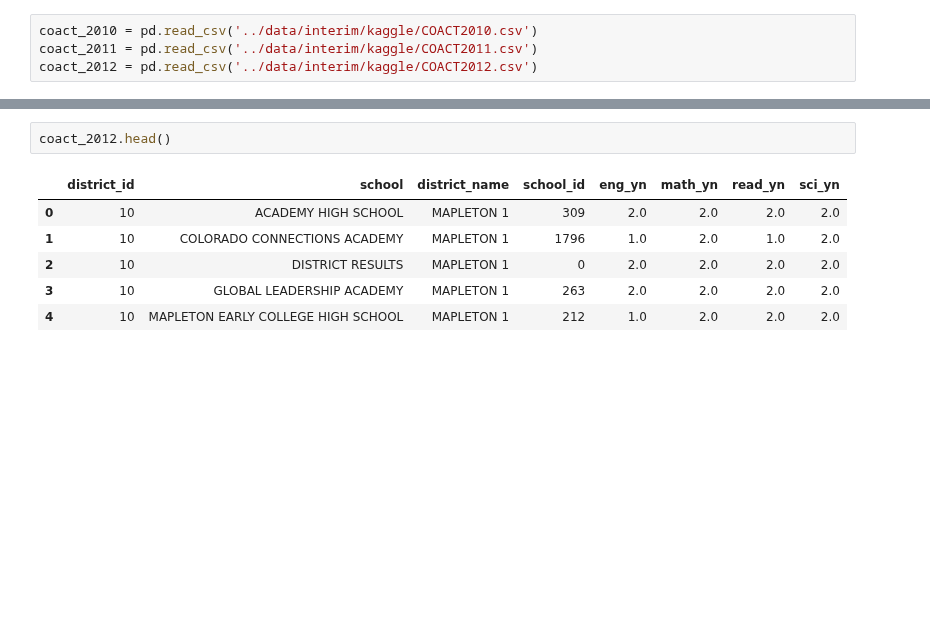
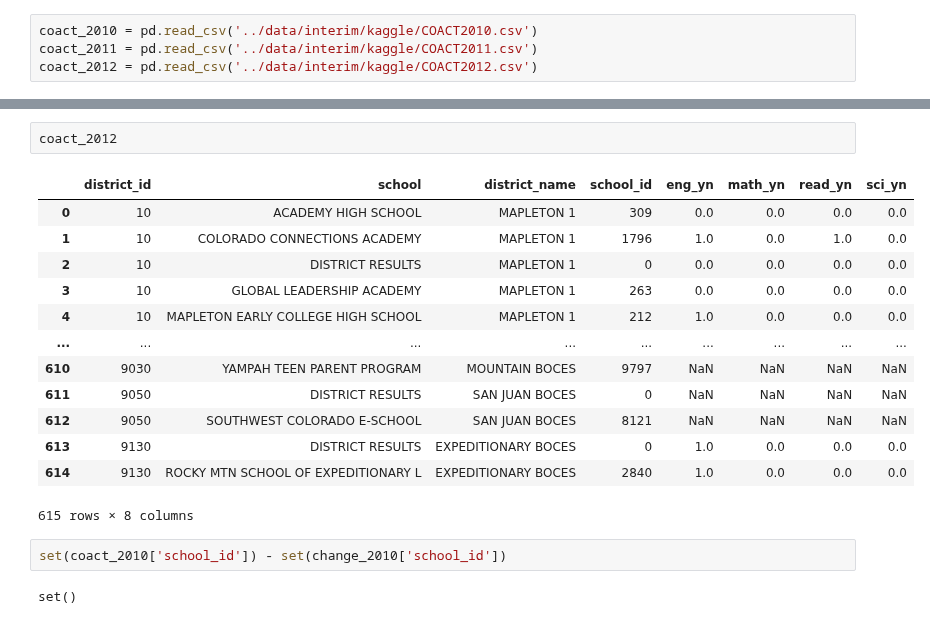
Before and after one commit to clewis53/CaeleyLewis-Capstone2-StoryOfColoradoEducation, a Jupyter notebook: notebooks/0.2-EDA.ipynb, the cells around one changed output, grey strips where cells are left out. Saved outputs shown, nothing was run; the diff lists cells and outputs as text; blank space fills up the shorter version.

Commit message:
Assume COACT readiness indicator 0 or 2 mean no
Change make_datasets, so that the COACT readiness map includes the mistake in the first dataset

```diff
--- a/notebooks/0.2-EDA.ipynb
+++ b/notebooks/0.2-EDA.ipynb
@@ -937,9 +951,20 @@ coact_2011.head()
 # %%
-coact_2012.head()
+coact_2012
 # %% [output]
 |  | district_id | school | district_name | school_id | eng_yn | math_yn | read_yn | sci_yn |
-| 0 | 10 | ACADEMY HIGH SCHOOL | MAPLETON 1 | 309 | 2.0 | 2.0 | 2.0 | 2.0 |
-| 1 | 10 | COLORADO CONNECTIONS ACADEMY | MAPLETON 1 | 1796 | 1.0 | 2.0 | 1.0 | 2.0 |
-| 2 | 10 | DISTRICT RESULTS | MAPLETON 1 | 0 | 2.0 | 2.0 | 2.0 | 2.0 |
-| 3 | 10 | GLOBAL LEADERSHIP ACADEMY | MAPLETON 1 | 263 | 2.0 | 2.0 | 2.0 | 2.0 |
-| 4 | 10 | MAPLETON EARLY COLLEGE HIGH SCHOOL | MAPLETON 1 | 212 | 1.0 | 2.0 | 2.0 | 2.0 |
+| 0 | 10 | ACADEMY HIGH SCHOOL | MAPLETON 1 | 309 | 0.0 | 0.0 | 0.0 | 0.0 |
+| 1 | 10 | COLORADO CONNECTIONS ACADEMY | MAPLETON 1 | 1796 | 1.0 | 0.0 | 1.0 | 0.0 |
+| 2 | 10 | DISTRICT RESULTS | MAPLETON 1 | 0 | 0.0 | 0.0 | 0.0 | 0.0 |
+| 3 | 10 | GLOBAL LEADERSHIP ACADEMY | MAPLETON 1 | 263 | 0.0 | 0.0 | 0.0 | 0.0 |
+| 4 | 10 | MAPLETON EARLY COLLEGE HIGH SCHOOL | MAPLETON 1 | 212 | 1.0 | 0.0 | 0.0 | 0.0 |
+| ... | ... | ... | ... | ... | ... | ... | ... | ... |
+| 610 | 9030 | YAMPAH TEEN PARENT PROGRAM | MOUNTAIN BOCES | 9797 | NaN | NaN | NaN | NaN |
+| 611 | 9050 | DISTRICT RESULTS | SAN JUAN BOCES | 0 | NaN | NaN | NaN | NaN |
+| 612 | 9050 | SOUTHWEST COLORADO E-SCHOOL | SAN JUAN BOCES | 8121 | NaN | NaN | NaN | NaN |
+| 613 | 9130 | DISTRICT RESULTS | EXPEDITIONARY BOCES | 0 | 1.0 | 0.0 | 0.0 | 0.0 |
+| 614 | 9130 | ROCKY MTN SCHOOL OF EXPEDITIONARY L | EXPEDITIONARY BOCES | 2840 | 1.0 | 0.0 | 0.0 | 0.0 |
+615 rows × 8 columns
+# %%
+set(coact_2010['school_id']) - set(change_2010['school_id'])
+# %% [output]
+set()
```
Also changed, not shown: parts of 8 cells of this notebook, 5 other files.
